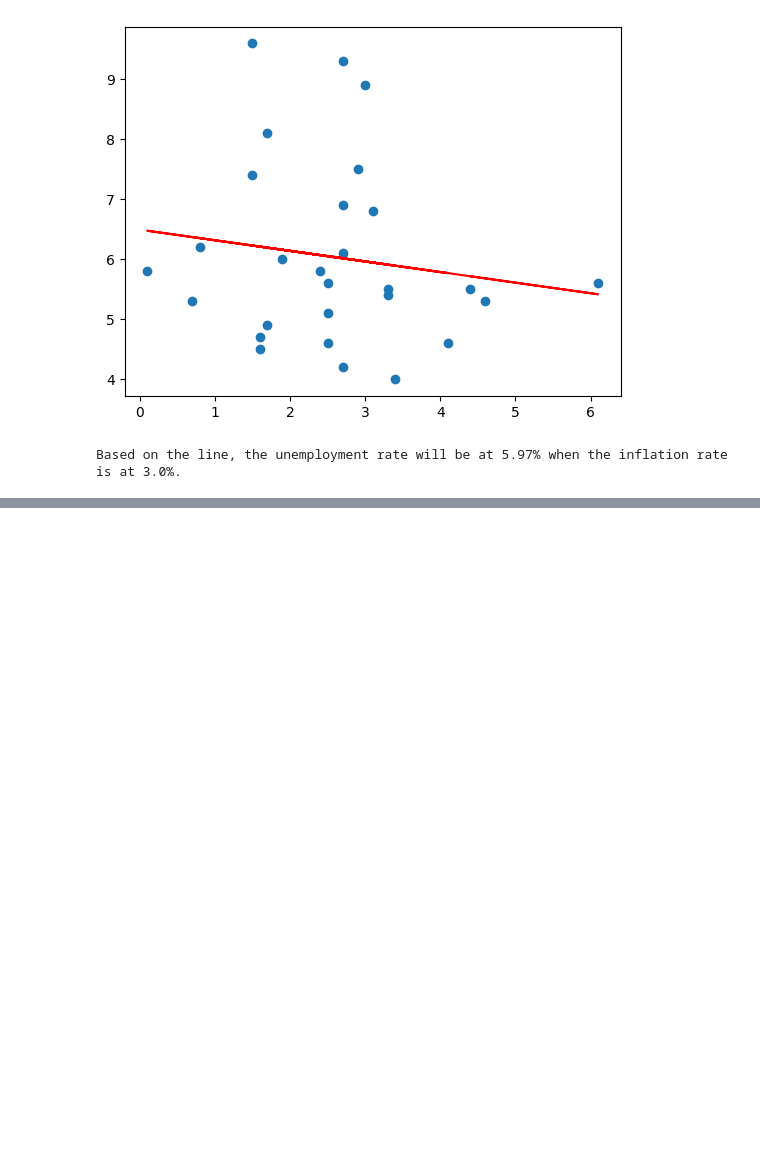
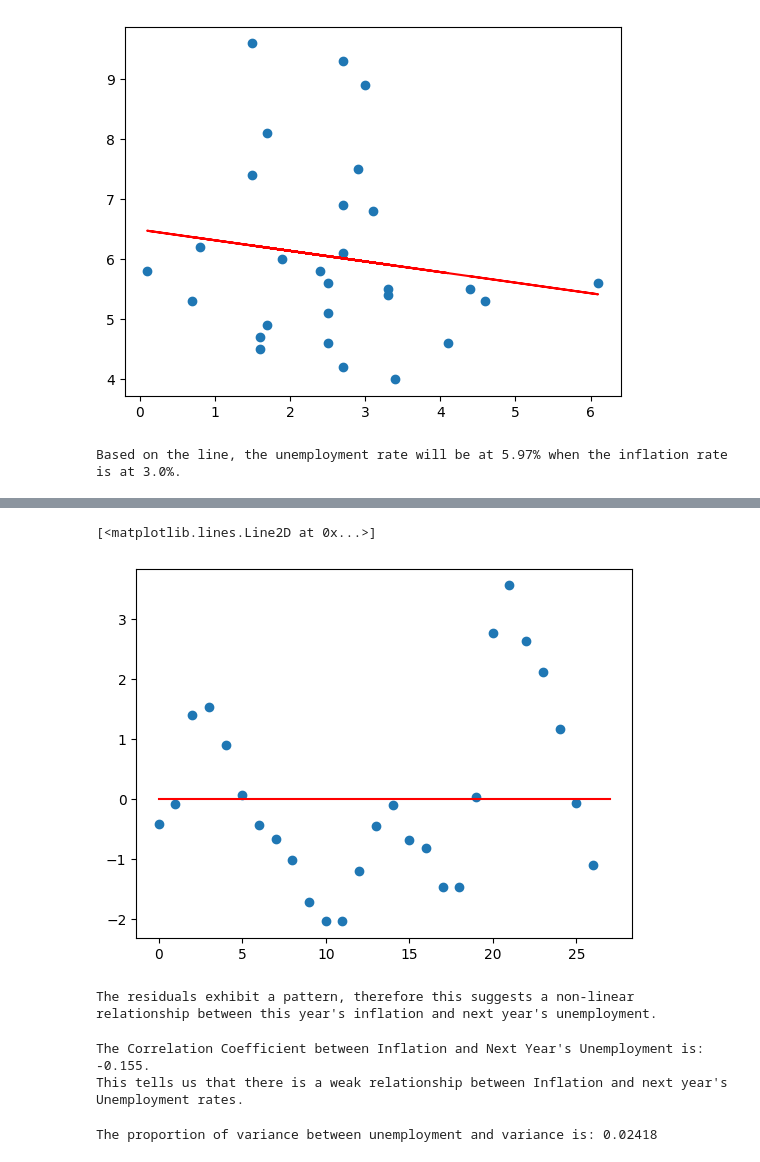
Before and after one commit to rpat9/ProbabilityAndStatistics, a Jupyter notebook: Project2.ipynb, the cells around one changed output, grey strips where cells are left out. Saved outputs shown, nothing was run; the diff lists cells and outputs as text; code cells hidden in the pictures; blank space fills up the shorter version.

```diff
--- a/Project2.ipynb
+++ b/Project2.ipynb
@@ -50,0 +95,20 @@ The Correlation Coefficient between Inflation and Unemployment is: -0.15. This t
+# %%
+# Plot y - y_hat
+plt.scatter(range(0, len(df['Inflation'])),df['Next_Unemployment'] - (m*df['Inflation'] + b))
+plt.plot(range(0, len(df['Inflation'])), 0*df['Inflation'], color = 'r')
+# %% [output]
+[<matplotlib.lines.Line2D at 0x...>]
+[figure, added]
+# %%
+print("The residuals exhibit a pattern, therefore this suggests a non-linear relationship between this year's inflation and next year's unemployment.")
+# %% [output]
+The residuals exhibit a pattern, therefore this suggests a non-linear relationship between this year's inflation and next year's unemployment.
+# %%
+print("The Correlation Coefficient between Inflation and Next Year's Unemployment is: {corr:.3f}. \nThis tells us that there is a weak relationship between Inflation and next year's Unemployment rates.".format(corr = df['Inflation'].corr(df['Next_Unemployment'])))
+# %% [output]
+The Correlation Coefficient between Inflation and Next Year's Unemployment is: -0.155.
+This tells us that there is a weak relationship between Inflation and next year's Unemployment rates.
+# %%
+print("The proportion of variance between unemployment and variance is: {COD:.5f}".format(COD = np.square(df['Inflation'].corr(df['Next_Unemployment']))))
+# %% [output]
+The proportion of variance between unemployment and variance is: 0.02418
```
Also changed, not shown: parts of 16 cells of this notebook.
